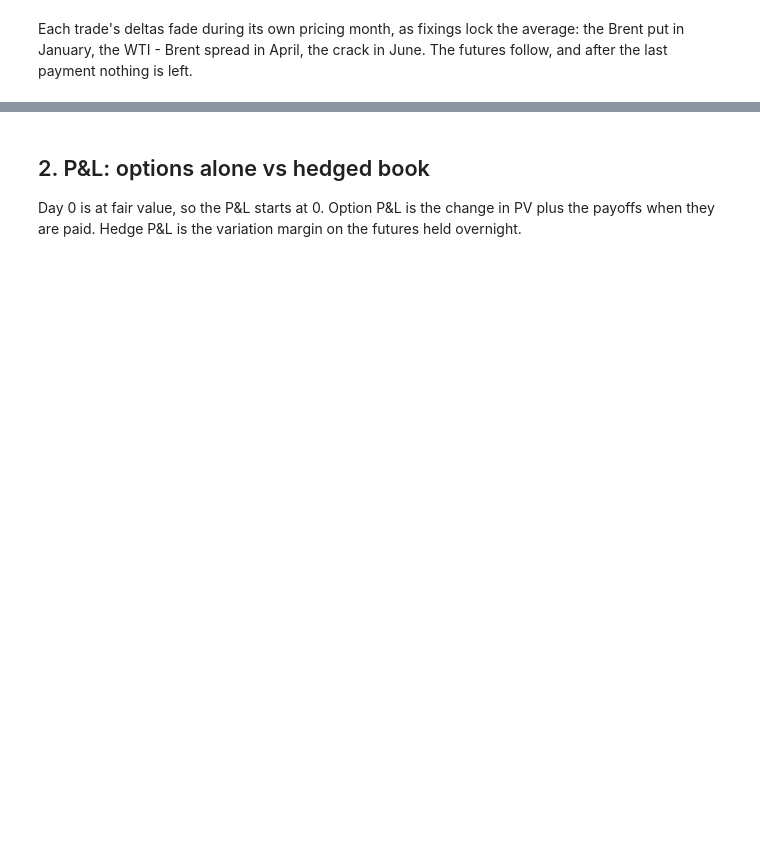
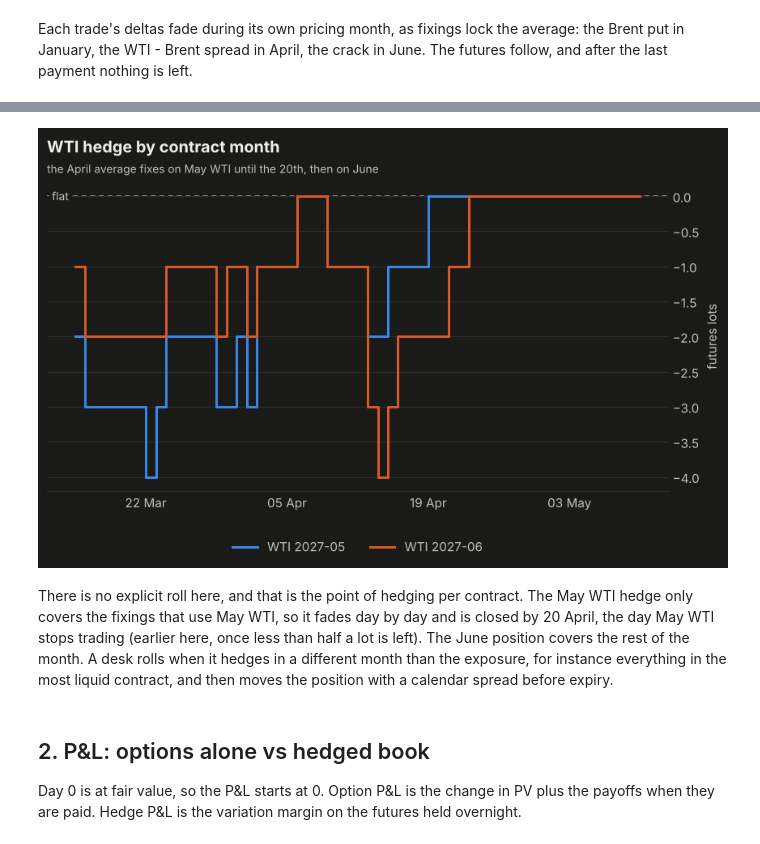
Before and after one commit to MiletoCarmelo/commodity-hedging, a Jupyter notebook: notebooks/03_hedging_bot.ipynb, the cells around one changed output, grey strips where cells are left out. Saved outputs shown, nothing was run; the diff lists cells and outputs as text; code cells hidden in the pictures; blank space fills up the shorter version.

```diff
--- a/notebooks/03_hedging_bot.ipynb
+++ b/notebooks/03_hedging_bot.ipynb
@@ -114,3 +174,29 @@ after the last payment nothing is left.
+# %%
+wti = {d.date.to_date(): {m: n for (u, m), n in d.position.items() if u == "WTI"} for d in run.days}
+wti = pd.DataFrame(wti).T.fillna(0)
+wti.index = pd.to_datetime(wti.index)
+wti = wti.loc["2027-03-15":"2027-05-10"]
+
+fig, ax = plt.subplots(figsize=(9, 4.5))
+for (month, s), color in zip(wti.items(), SERIES):
+    ax.step(wti.index, s, where="post", color=color, label=f"WTI {month}")
+ref_line(ax, 0, "flat")
+price_axis_right(ax)
+ax.set(ylabel="futures lots")
+import matplotlib.dates as mdates
+ax.xaxis.set_major_locator(mdates.WeekdayLocator(byweekday=mdates.MO, interval=2))
+ax.xaxis.set_major_formatter(mdates.DateFormatter("%d %b"))
+titles(ax, "WTI hedge by contract month", "the April average fixes on May WTI until the 20th, then on June")
+ax.legend(loc="upper center", bbox_to_anchor=(0.5, -0.12), ncol=4, frameon=False)
+plt.show()
+# %% [output]
+[figure, added]
+# %% [markdown]
+There is no explicit roll here, and that is the point of hedging per contract. The May WTI
+hedge only covers the fixings that use May WTI, so it fades day by day and is closed by
+20 April, the day May WTI stops trading (earlier here, once less than half a lot is left). The June position covers the rest of the month. A
+desk rolls when it hedges in a different month than the exposure, for instance everything in
+the most liquid contract, and then moves the position with a calendar spread before expiry.
 # %% [markdown]
 ## 2. P&L: options alone vs hedged book
 
```
Also changed, not shown: parts of 10 cells of this notebook, 18 other files.
